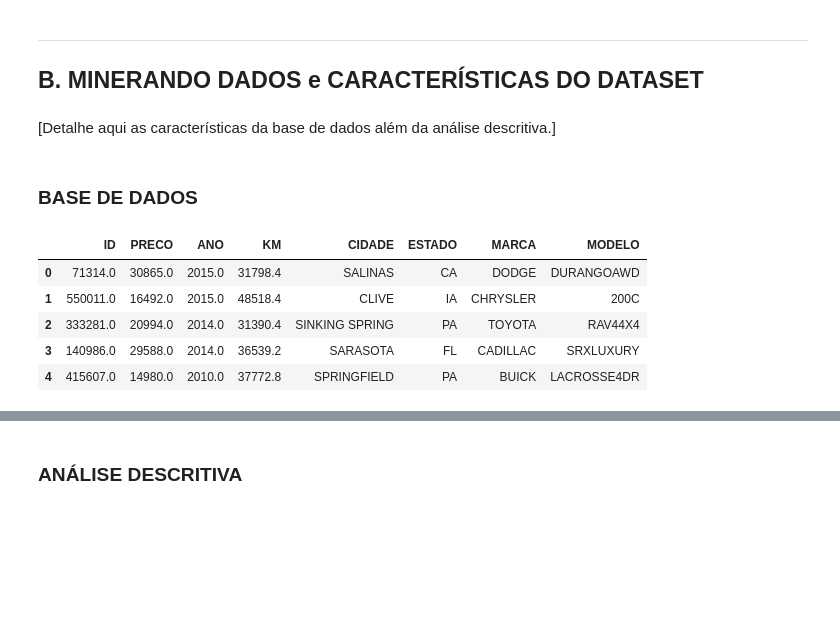
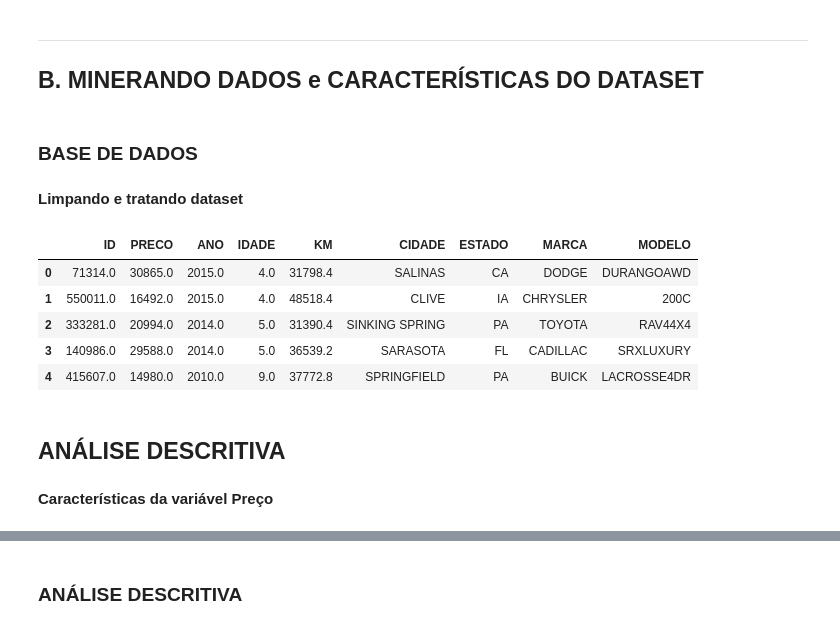
Before and after one commit to freddy-d/Projeto3DPdados, a Jupyter notebook: Projeto3 Layout.ipynb, the cells around one changed output, grey strips where cells are left out. Cells and saved outputs as stored; diff of their text form; code cells hidden in the pictures; blank space fills up the shorter version.

```diff
--- a/Projeto3 Layout.ipynb
+++ b/Projeto3 Layout.ipynb
@@ -28,8 +42,6 @@ ___
 # %% [markdown]
 ___
 ## B. MINERANDO DADOS e CARACTERÍSTICAS DO DATASET
-# %% [markdown]
-[Detalhe aqui as características da base de dados além da análise descritiva.]
 # %%
 import pandas as pd
 import os
@@ -37,25 +49,32 @@ import numpy as np
 import matplotlib.pyplot as plt
 # %% [markdown]
 ### BASE DE DADOS
+# %% [markdown]
+**Limpando e tratando dataset**
 # %%
 dataset = pd.read_csv("Dataframe.csv")
 # %%
-#  Limpado e tratando dataset
 if "Unnamed: 10" in dataset and "Unnamed: 9" in dataset and "Vin" in dataset:
     dataset = dataset.drop(columns=["Vin","Unnamed: 9", "Unnamed: 10", "Unnamed: 0"])
     dataset["Mileage"] = dataset["Mileage"].apply(lambda x: x*1.6)
     dataset.columns = ["ID","PRECO","ANO","KM","CIDADE","ESTADO","MARCA","MODELO"]
 
+dataset["IDADE"] = dataset["ANO"].apply(lambda x: 2019-x)
 dataset["ESTADO"] = dataset["ESTADO"].apply(lambda x: x.upper())
 dataset["CIDADE"] = dataset["CIDADE"].apply(lambda x: x.upper())
 dataset["MARCA"] = dataset["MARCA"].apply(lambda x: x.upper())
 dataset["MODELO"] = dataset["MODELO"].apply(lambda x: x.upper())
+dataset= dataset[["ID","PRECO","ANO","IDADE","KM","CIDADE","ESTADO","MARCA","MODELO"]]
 
 dataset.head()
 # %% [output]
-|  | ID | PRECO | ANO | KM | CIDADE | ESTADO | MARCA | MODELO |
-| 0 | 71314.0 | 30865.0 | 2015.0 | 31798.4 | SALINAS | CA | DODGE | DURANGOAWD |
-| 1 | 550011.0 | 16492.0 | 2015.0 | 48518.4 | CLIVE | IA | CHRYSLER | 200C |
-| 2 | 333281.0 | 20994.0 | 2014.0 | 31390.4 | SINKING SPRING | PA | TOYOTA | RAV44X4 |
-| 3 | 140986.0 | 29588.0 | 2014.0 | 36539.2 | SARASOTA | FL | CADILLAC | SRXLUXURY |
-| 4 | 415607.0 | 14980.0 | 2010.0 | 37772.8 | SPRINGFIELD | PA | BUICK | LACROSSE4DR |
+|  | ID | PRECO | ANO | IDADE | KM | CIDADE | ESTADO | MARCA | MODELO |
+| 0 | 71314.0 | 30865.0 | 2015.0 | 4.0 | 31798.4 | SALINAS | CA | DODGE | DURANGOAWD |
+| 1 | 550011.0 | 16492.0 | 2015.0 | 4.0 | 48518.4 | CLIVE | IA | CHRYSLER | 200C |
+| 2 | 333281.0 | 20994.0 | 2014.0 | 5.0 | 31390.4 | SINKING SPRING | PA | TOYOTA | RAV44X4 |
+| 3 | 140986.0 | 29588.0 | 2014.0 | 5.0 | 36539.2 | SARASOTA | FL | CADILLAC | SRXLUXURY |
+| 4 | 415607.0 | 14980.0 | 2010.0 | 9.0 | 37772.8 | SPRINGFIELD | PA | BUICK | LACROSSE4DR |
+# %% [markdown]
+## ANÁLISE DESCRITIVA
+# %% [markdown]
+**Características da variável Preço**
```
Also changed, not shown: parts of 45 cells of this notebook.
